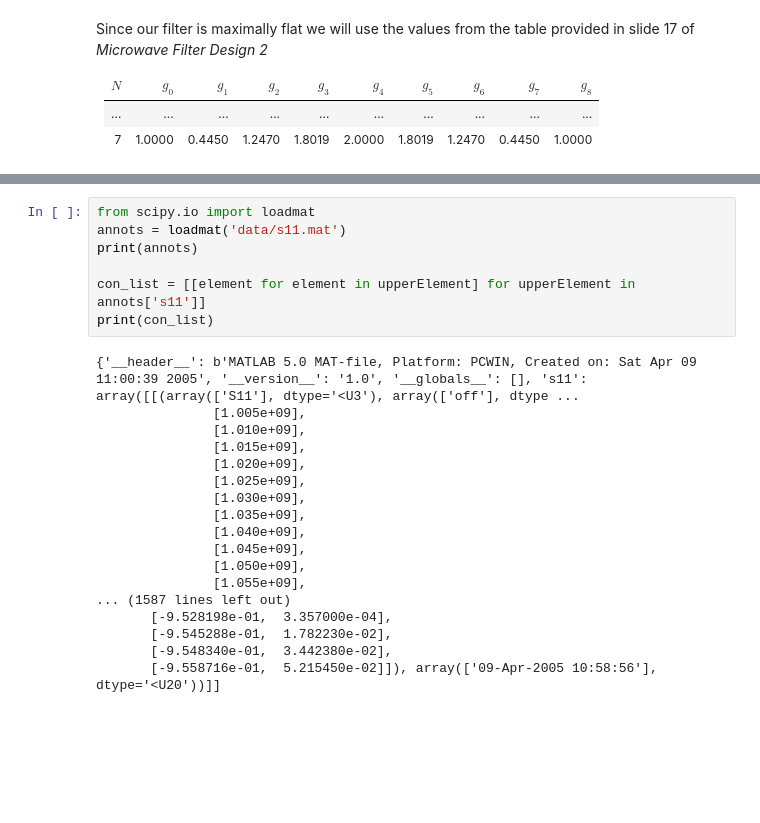
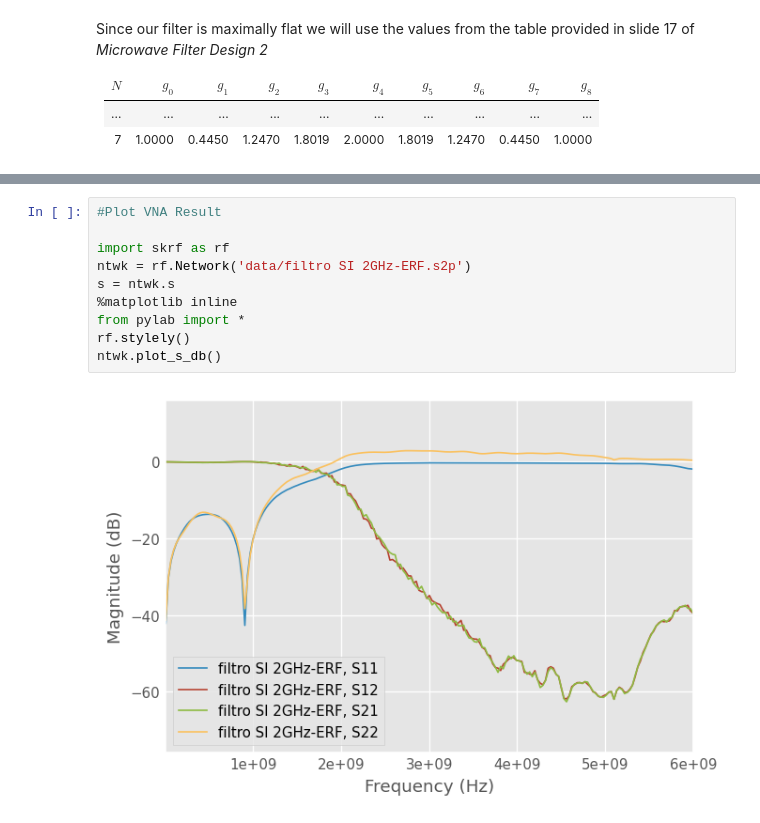
Before and after one commit to martinhofigueiredo/ERF, a Jupyter notebook: Lab4/lab4.ipynb, the cells around one changed output, grey strips where cells are left out. Cells and saved outputs as stored; diff of their text form; blank space fills up the shorter version.

```diff
--- a/Lab4/lab4.ipynb
+++ b/Lab4/lab4.ipynb
@@ -150,25 +154,12 @@ Successfully installed numpy-1.23.4 scipy-1.9.3
-# %%
-from scipy.io import loadmat
-annots = loadmat('data/s11.mat')
-print(annots)
-
-con_list = [[element for element in upperElement] for upperElement in annots['s11']]
-print(con_list)
-# %% [output]
-{'__header__': b'MATLAB 5.0 MAT-file, Platform: PCWIN, Created on: Sat Apr 09 11:00:39 2005', '__version__': '1.0', '__globals__': [], 's11': array([[(array(['S11'], dtype='<U3'), array(['off'], dtype ...
-               [1.005e+09],
-               [1.010e+09],
-               [1.015e+09],
-               [1.020e+09],
-               [1.025e+09],
-               [1.030e+09],
-               [1.035e+09],
-               [1.040e+09],
-               [1.045e+09],
-               [1.050e+09],
-               [1.055e+09],
-... (1587 lines left out)
-       [-9.528198e-01,  3.357000e-04],
-       [-9.545288e-01,  1.782230e-02],
-       [-9.548340e-01,  3.442380e-02],
-       [-9.558716e-01,  5.215450e-02]]), array(['09-Apr-2005 10:58:56'], dtype='<U20'))]]
+# %%
+#Plot VNA Result
+
+import skrf as rf
+ntwk = rf.Network('data/filtro SI 2GHz-ERF.s2p')
+s = ntwk.s
+%matplotlib inline
+from pylab import *
+rf.stylely()
+ntwk.plot_s_db()
+# %% [output]
+[figure, added]
```
Also changed, not shown: parts of 3 cells of this notebook, 1 other file.
